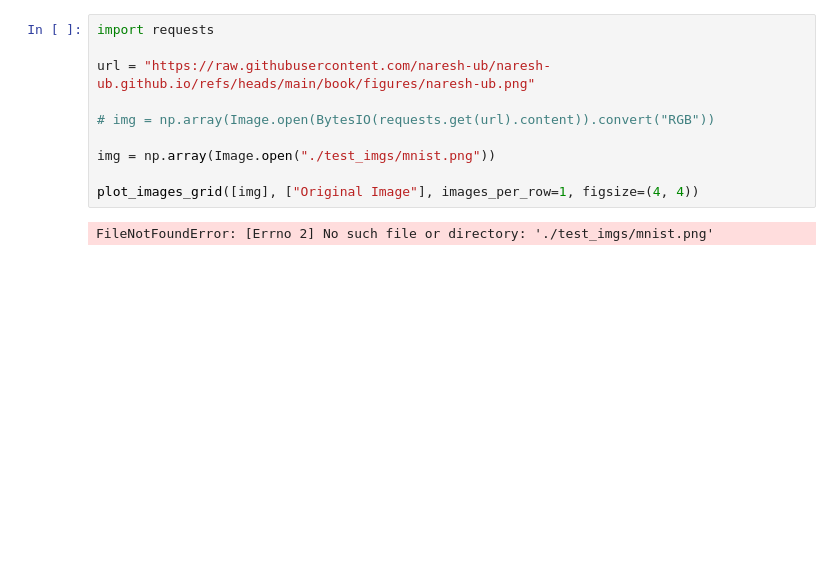
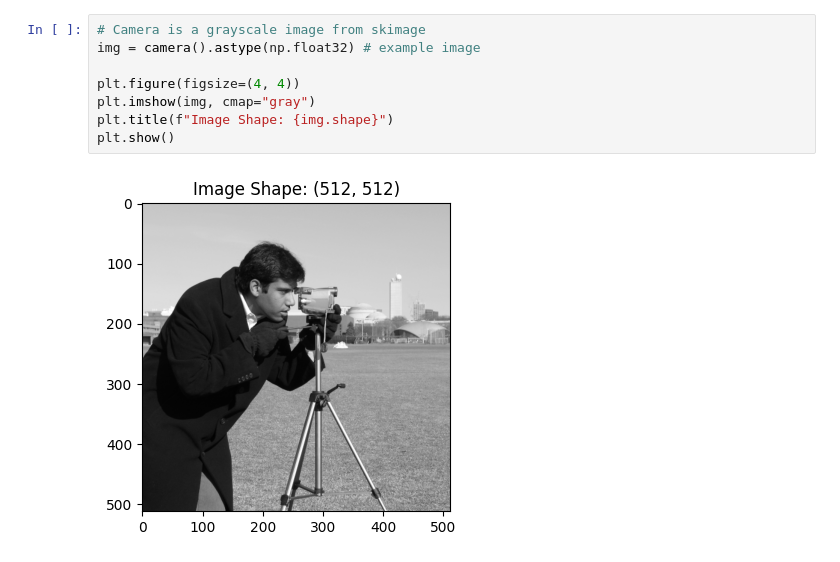
Before and after one commit to naresh-ub/naresh-ub.github.io, a Jupyter notebook: book/guest_lectures/cvip-573-cnns.ipynb, the cells around one changed output. Saved outputs shown, nothing was run; the diff lists cells and outputs as text; blank space fills up the shorter version.

```diff
--- a/book/guest_lectures/cvip-573-cnns.ipynb
+++ b/book/guest_lectures/cvip-573-cnns.ipynb
@@ -51,12 +66,10 @@ def plot_images_grid(images, titles=None, images_per_row=2, figsize=(12, 6)):
 # %%
-import requests
+# Camera is a grayscale image from skimage
+img = camera().astype(np.float32) # example image
 
-url = "https://raw.githubusercontent.com/naresh-ub/naresh-ub.github.io/refs/heads/main/book/figures/naresh-ub.png"
-
-# img = np.array(Image.open(BytesIO(requests.get(url).content)).convert("RGB"))
-
-img = np.array(Image.open("./test_imgs/mnist.png"))
-
-plot_images_grid([img], ["Original Image"], images_per_row=1, figsize=(4, 4))
+plt.figure(figsize=(4, 4))
+plt.imshow(img, cmap="gray")
+plt.title(f"Image Shape: {img.shape}")
+plt.show()
 # %% [output]
-FileNotFoundError: [Errno 2] No such file or directory: './test_imgs/mnist.png'
+[figure, added]
```
Also changed, not shown: parts of 19 cells of this notebook, 7 other files.
